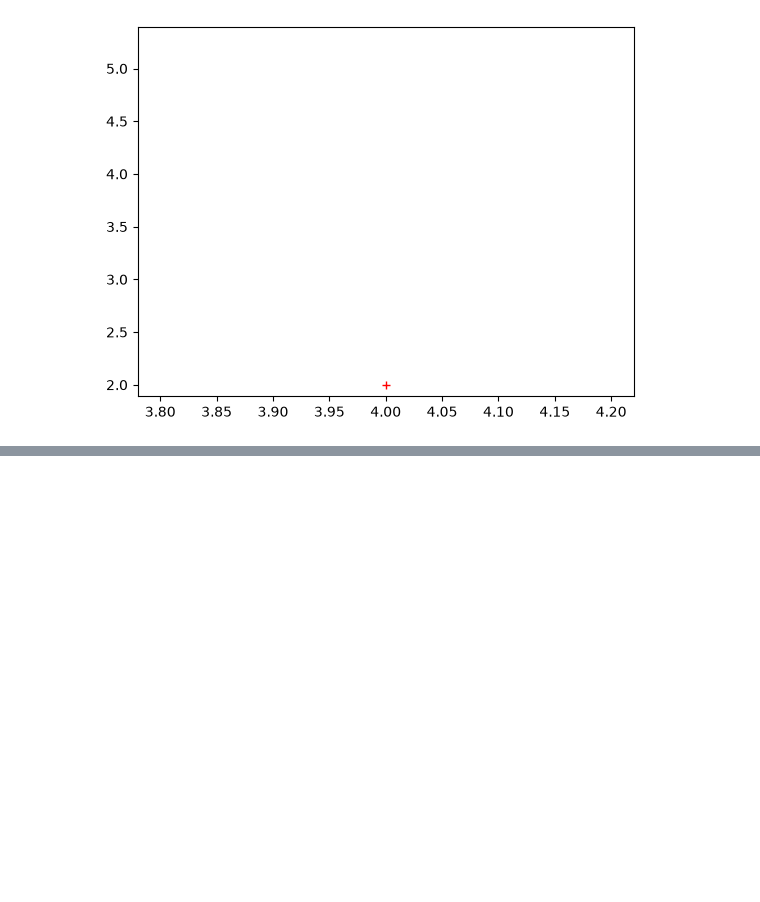
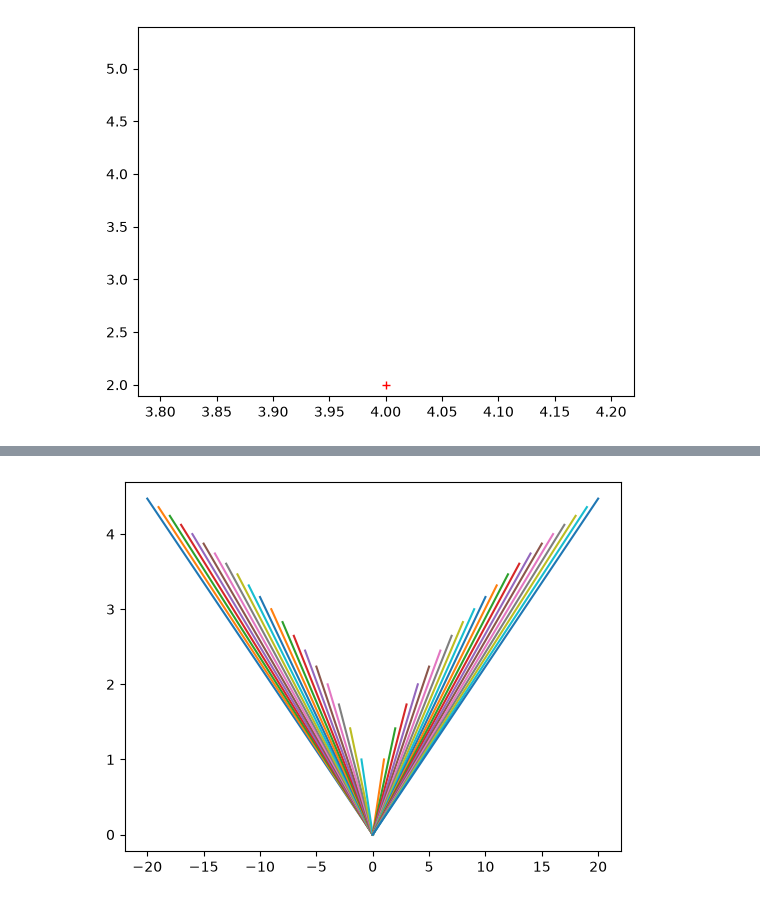
Before and after one commit to imageofyeshua/jupyter_projects, a Jupyter notebook: 35_visualization.ipynb, the cells around one changed output, grey strips where cells are left out. Drawn from its saved outputs; the diff is of its cells as text; code cells hidden in the pictures; blank space fills up the shorter version.

```diff
--- a/35_visualization.ipynb
+++ b/35_visualization.ipynb
@@ -40,0 +83,9 @@ plt.show()
+# %%
+x = range(-20,21)
+
+for xi in x:
+    plt.plot([0,xi],[0,abs(xi)**(1/2)])
+
+plt.show()
+# %% [output]
+[figure, added]
```
Also changed, not shown: parts of 4 cells of this notebook.
